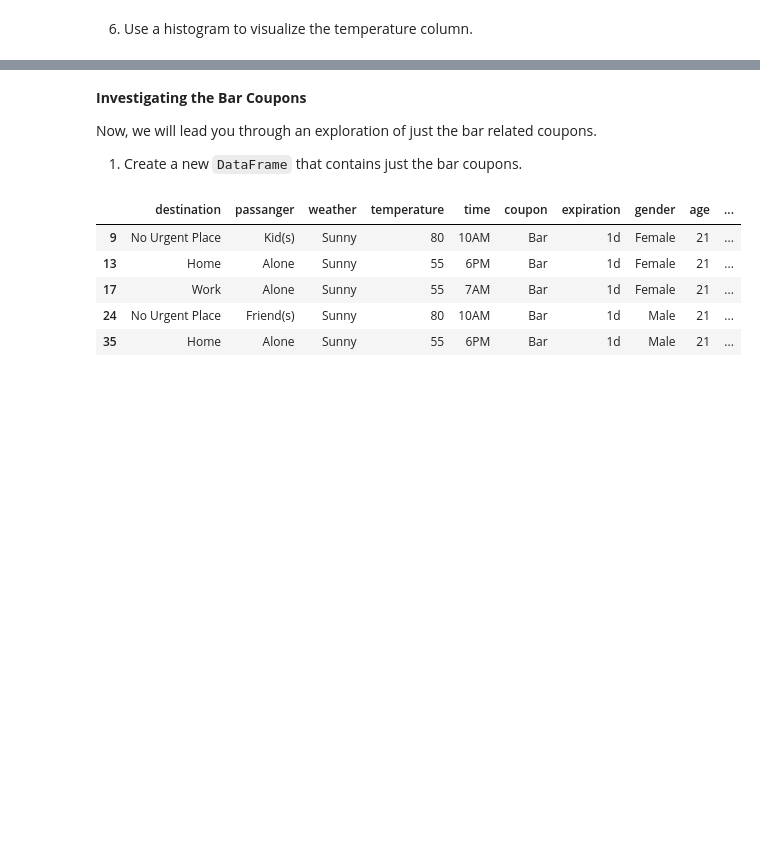
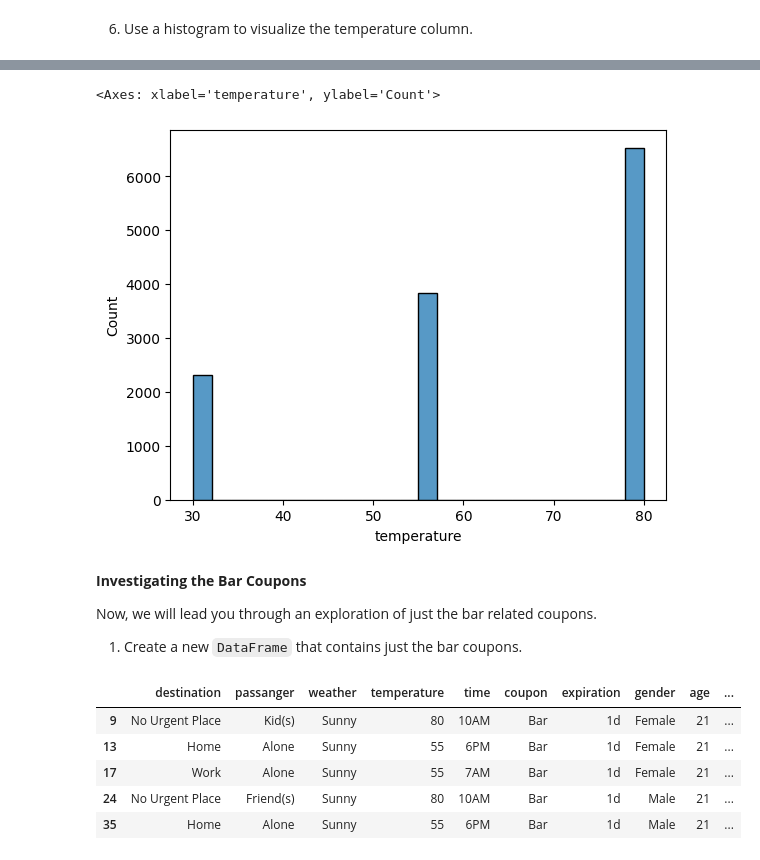
Before and after one commit to Ttang8/assignment-5.1, a Jupyter notebook: assignment5_1_Terrence.ipynb, the cells around one changed output, grey strips where cells are left out. Drawn from its saved outputs; the diff is of its cells as text; code cells hidden in the pictures; blank space fills up the shorter version.

```diff
--- a/assignment5_1_Terrence.ipynb
+++ b/assignment5_1_Terrence.ipynb
@@ -255,7 +274,8 @@ fig1.show()
 # %% [markdown]
 6. Use a histogram to visualize the temperature column.
 # %%
-fig2 = px.histogram(df, x='temperature', title='Frequency by Temperature', labels={'temperature': 'Temperature'})
-fig2.update_yaxes(title ='Frequency')
-fig2.show()
+# fig2 = px.histogram(df, x='temperature', title='Frequency by Temperature', labels={'temperature': 'Temperature'})
+# fig2.update_yaxes(title ='Frequency')
+# fig2.show()
+sns.histplot(df, x='temperature')
 # %% [output]
@@ -263,3 +282,5 @@ fig2.show()
+<Axes: xlabel='temperature', ylabel='Count'>
+[figure, added]
 # %% [markdown]
 **Investigating the Bar Coupons**
 
```
Also changed, not shown: parts of 20 cells of this notebook, 2 other files.
